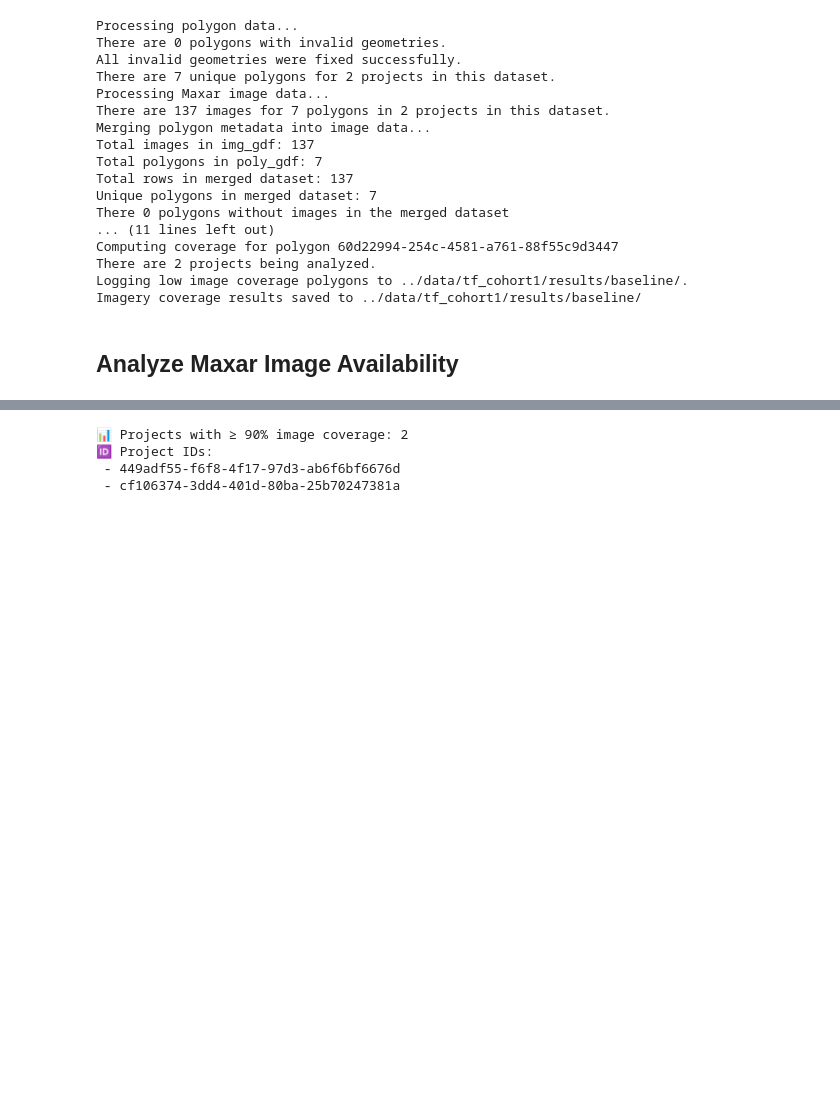
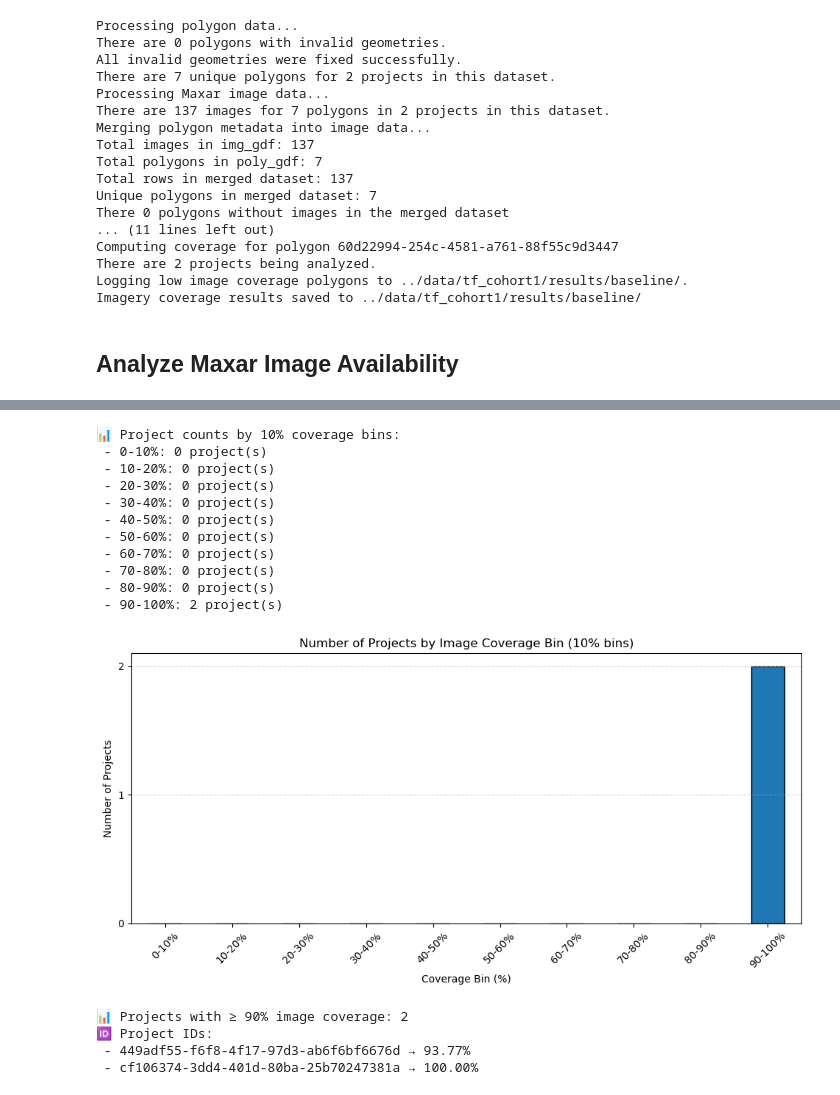
Before and after one commit to wri/decision-tree, a Jupyter notebook: notebooks/maxar_img_avail.ipynb, the cells around one changed output, grey strips where cells are left out. Cells and saved outputs as stored; diff of their text form; code cells hidden in the pictures; blank space fills up the shorter version.

```diff
--- a/notebooks/maxar_img_avail.ipynb
+++ b/notebooks/maxar_img_avail.ipynb
@@ -132,8 +130,24 @@ low_coverage_poly = pd.read_csv(f"{results_path}low_coverage_polygons_{run_name}
+# %%
+# Overall distribution of image availability
+analyze.img_avail_hist(project_img_avail)
+# %% [output]
+📊 Project counts by 10% coverage bins:
+ - 0-10%: 0 project(s)
+ - 10-20%: 0 project(s)
+ - 20-30%: 0 project(s)
+ - 30-40%: 0 project(s)
+ - 40-50%: 0 project(s)
+ - 50-60%: 0 project(s)
+ - 60-70%: 0 project(s)
+ - 70-80%: 0 project(s)
+ - 80-90%: 0 project(s)
+ - 90-100%: 2 project(s)
+[figure, added]
 # %%
 # High image availability projects
-analyze.count_projs_wi_img_avail(project_img_avail, 90)
+qualifying_projects_list = analyze.count_projs_wi_img_avail(project_img_avail, 90)
 # %% [output]
 📊 Projects with ≥ 90% image coverage: 2
 🆔 Project IDs:
- - 449adf55-f6f8-4f17-97d3-ab6f6bf6676d
- - cf106374-3dd4-401d-80ba-25b70247381a
+ - 449adf55-f6f8-4f17-97d3-ab6f6bf6676d → 93.77%
+ - cf106374-3dd4-401d-80ba-25b70247381a → 100.00%
```
Also changed, not shown: parts of 3 cells of this notebook, 1 other file.
